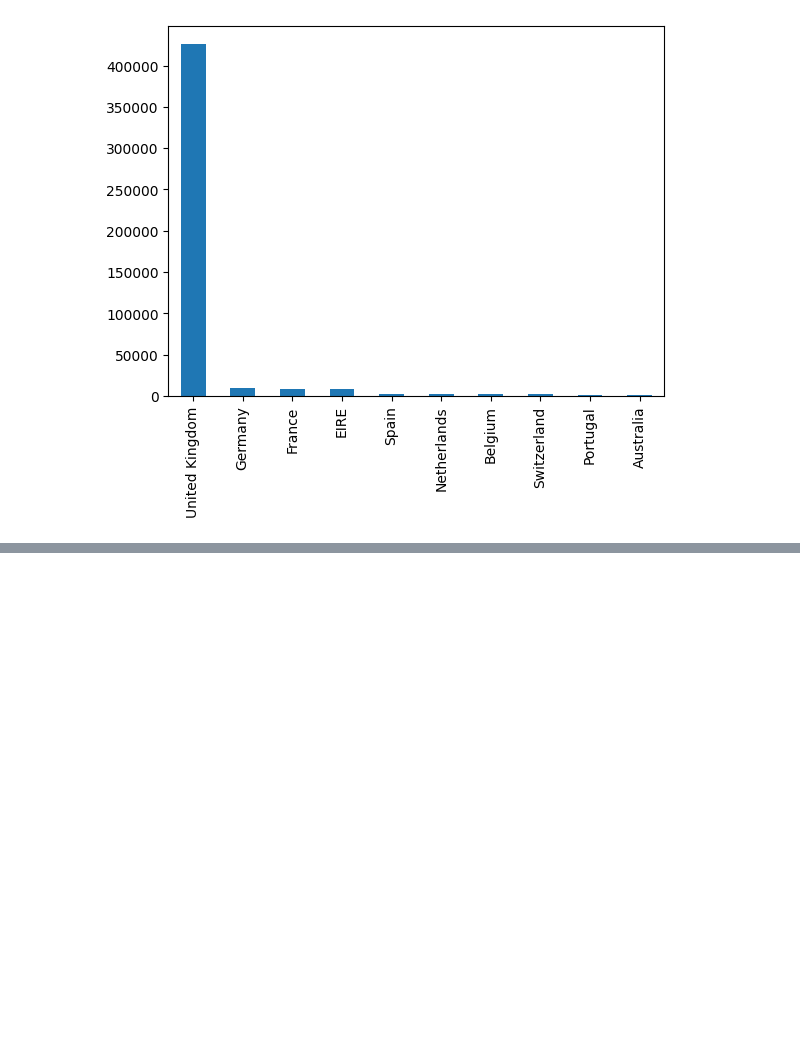
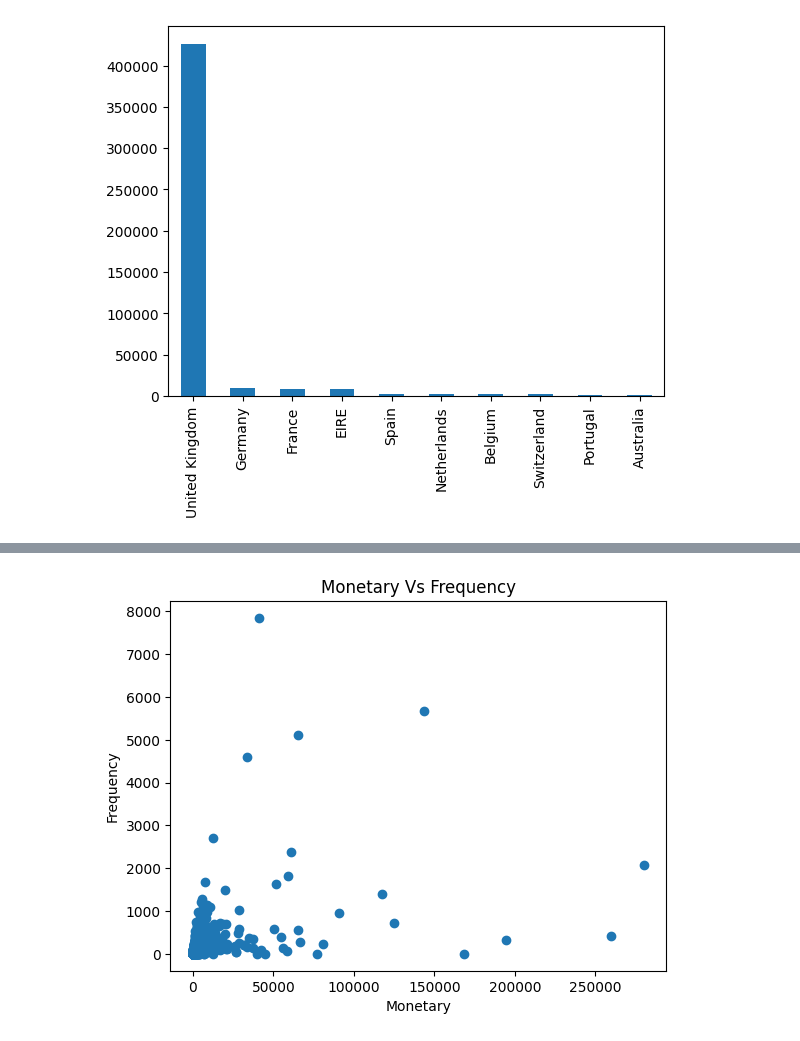
Before and after one commit to pspanji/BA--BI--DS, a Jupyter notebook: RFM_Analysis.ipynb, the cells around one changed output, grey strips where cells are left out. Drawn from its saved outputs; the diff is of its cells as text; code cells hidden in the pictures; blank space fills up the shorter version.

```diff
--- a/RFM_Analysis.ipynb
+++ b/RFM_Analysis.ipynb
@@ -342,0 +514,17 @@ uk_df3
+# %%
+# Choose the columns for the scatter plot
+x_data = RFM['Monetary']
+y_data = RFM['Frequency']
+
+# Create a scatter plot
+plt.scatter(x_data, y_data)
+
+# Add labels and a title (customize as needed)
+plt.xlabel('Monetary')
+plt.ylabel('Frequency')
+plt.title('Monetary Vs Frequency')
+
+# Show the plot
+plt.show()
+# %% [output]
+[figure, added]
```
Also changed, not shown: parts of 38 cells of this notebook.
